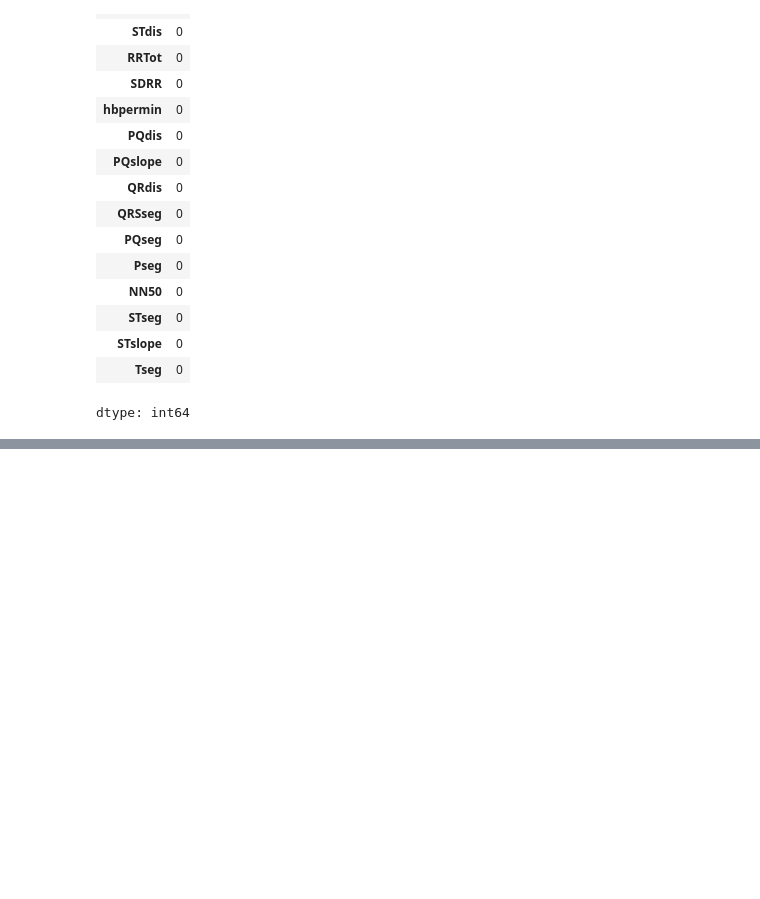
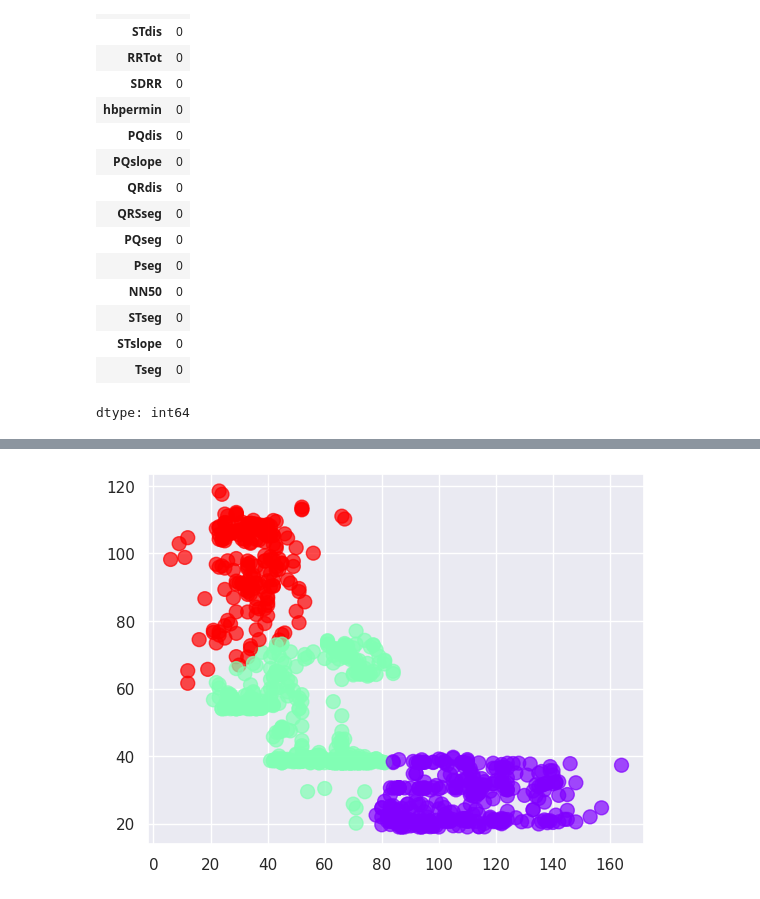
Before and after one commit to Divyam-Deep/KMean-Kaggle-Submission, a Jupyter notebook: Kmean_Kaggle.ipynb, the cells around one changed output, grey strips where cells are left out. Drawn from its saved outputs; the diff is of its cells as text; code cells hidden in the pictures; blank space fills up the shorter version.

```diff
--- a/Kmean_Kaggle.ipynb
+++ b/Kmean_Kaggle.ipynb
@@ -179,2 +164,7 @@ clusters_new.tail()
+# %%
+plt.scatter(clusters_new['RRTot'], clusters_new['PTdis'], c=clusters_new['Clusters'], cmap='rainbow',s=100, alpha=0.7)
+plt.show()
+# %% [output]
+[figure, added]
 # %%
 submission = pd.DataFrame({
```
Also changed, not shown: parts of 9 cells of this notebook.
